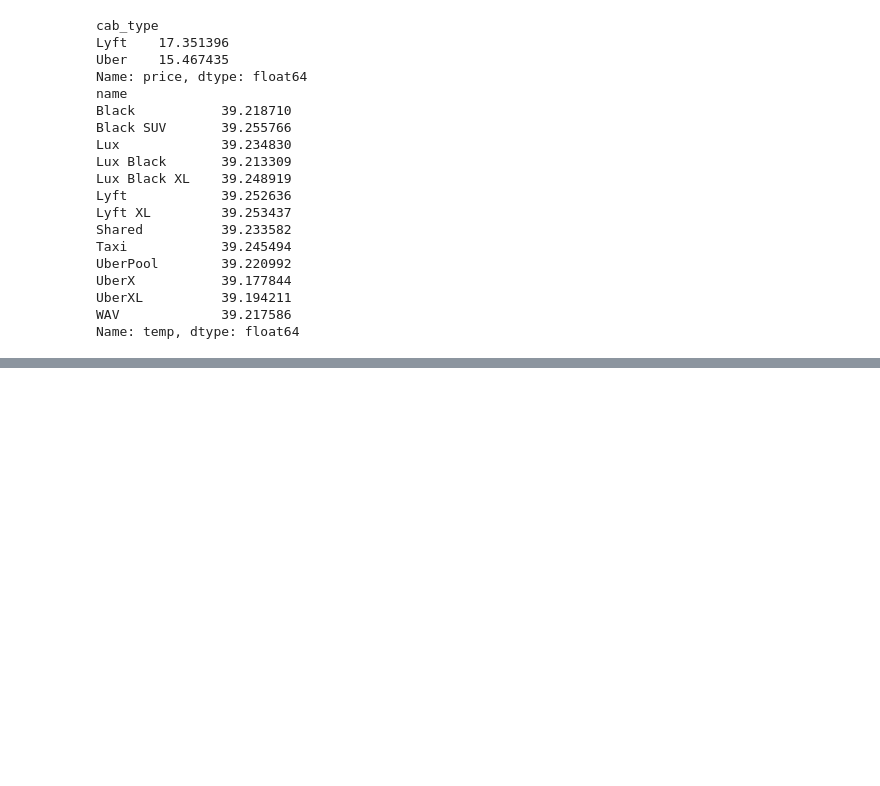
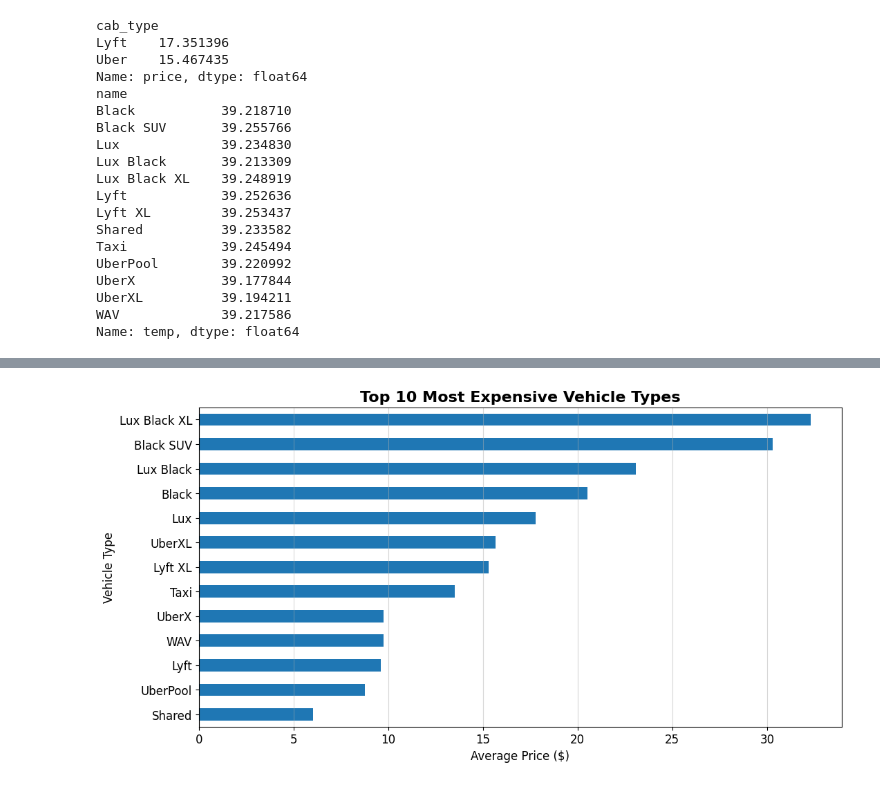
Before and after one commit to Prospis/My-way-to-DA-DS, a Jupyter notebook: Week_3_Project/uber_lyft_analysis.ipynb, the cells around one changed output, grey strips where cells are left out. Drawn from its saved outputs; the diff is of its cells as text; code cells hidden in the pictures; blank space fills up the shorter version.

```diff
--- a/Week_3_Project/uber_lyft_analysis.ipynb
+++ b/Week_3_Project/uber_lyft_analysis.ipynb
@@ -364,0 +417,13 @@ Name: temp, dtype: float64
+# %%
+name = merged.groupby('name')['price'].mean().sort_values(ascending=True)
+plt.figure(figsize=(12,6))
+name.plot(kind='barh', fontsize=12)
+plt.title('Top 10 Most Expensive Vehicle Types', fontsize=16, fontweight='bold')
+plt.xlabel('Average Price ($)', fontsize = 12)
+plt.ylabel('Vehicle Type', fontsize = 12)
+
+plt.grid(axis='x', alpha=0.5)
+plt.savefig('images/2_top_vehicles.png', dpi=300, bbox_inches='tight')
+plt.show()
+# %% [output]
+[figure, added]
```
Also changed, not shown: parts of 9 cells of this notebook, 8 other files.
